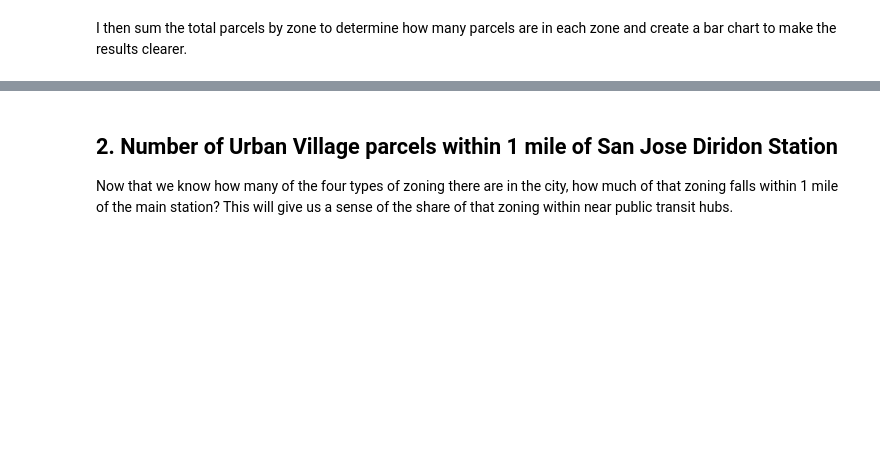
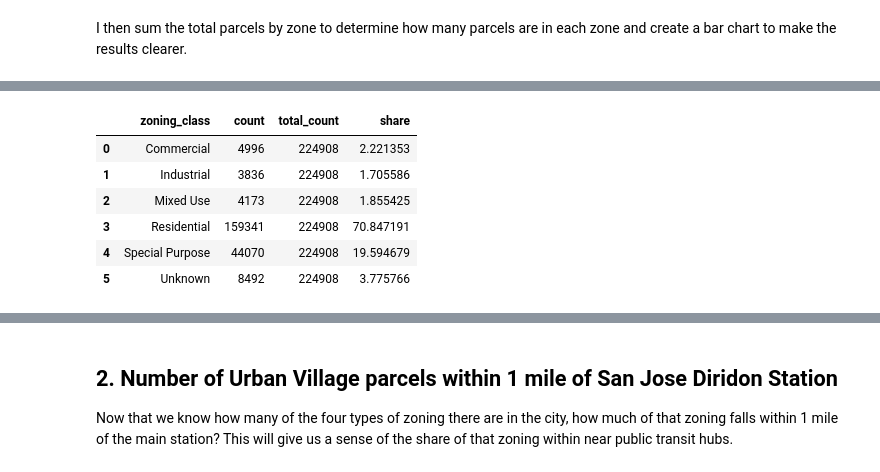
Before and after one commit to kaseyzapatka/sanjose_transit_equity, a Jupyter notebook: code/02_exploratory.ipynb, the cells around one changed output, grey strips where cells are left out. Saved outputs shown, nothing was run; the diff lists cells and outputs as text; code cells hidden in the pictures; blank space fills up the shorter version.

```diff
--- a/code/02_exploratory.ipynb
+++ b/code/02_exploratory.ipynb
@@ -146,0 +193,29 @@ Passing `palette` without assigning `hue` is deprecated and will be removed in v
+# %%
+
+# -----------------------------
+# Count only mixed-use parcels
+# -----------------------------
+table = (
+    parcels
+    .groupby("zoning_class")["PARCELID"]
+    #.groupby("ZONING")
+    .nunique()
+    .reset_index()
+    .rename(columns={"PARCELID": "count"})
+)
+table
+
+#total_sum = table["count"].sum()
+total_sum = table["count"].sum()
+#table["total_count"]  = total_sum
+table["total_count"]  = table["count"].sum()
+table["share"] = (table["count"] / table["total_count"])*100
+table
+# %% [output]
+|  | zoning_class | count | total_count | share |
+| 0 | Commercial | 4996 | 224908 | 2.221353 |
+| 1 | Industrial | 3836 | 224908 | 1.705586 |
+| 2 | Mixed Use | 4173 | 224908 | 1.855425 |
+| 3 | Residential | 159341 | 224908 | 70.847191 |
+| 4 | Special Purpose | 44070 | 224908 | 19.594679 |
+| 5 | Unknown | 8492 | 224908 | 3.775766 |
```
Also changed, not shown: parts of 4 cells of this notebook.
